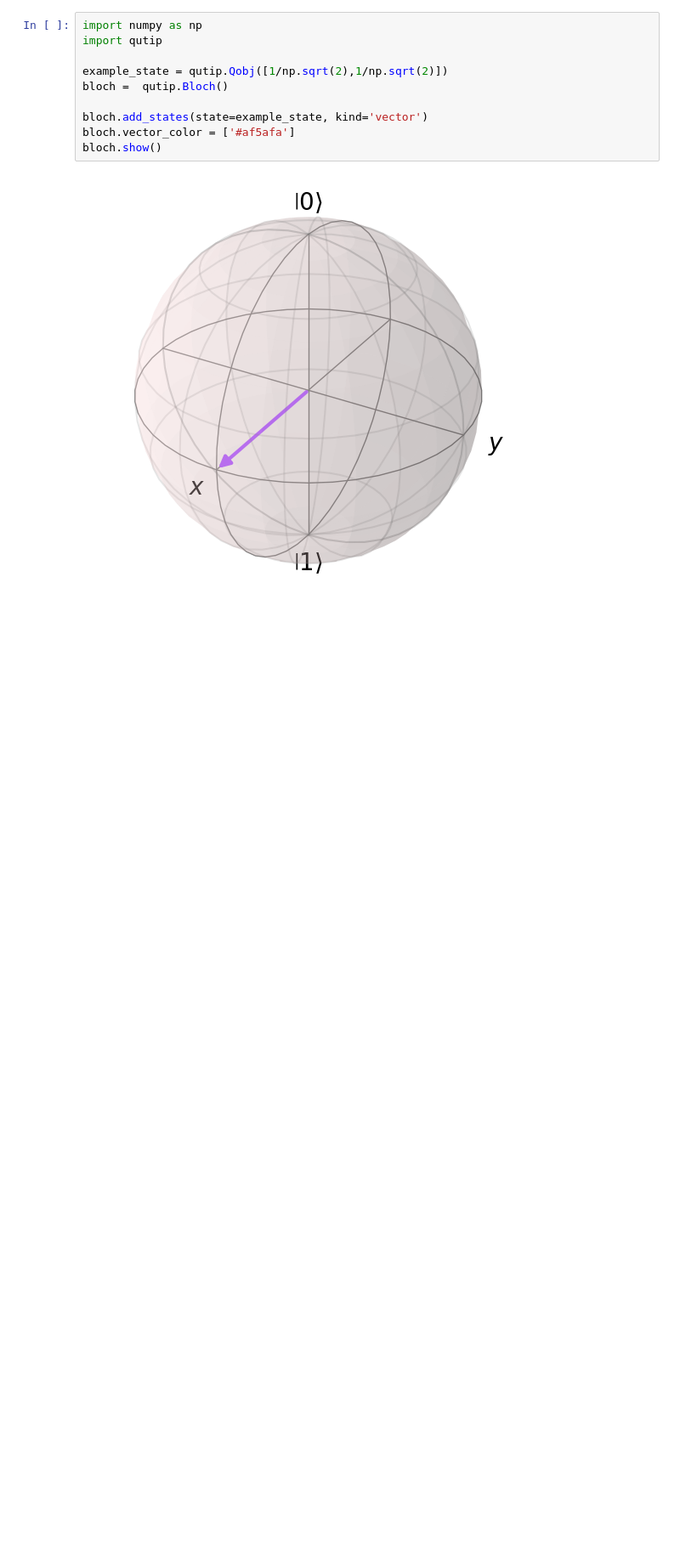
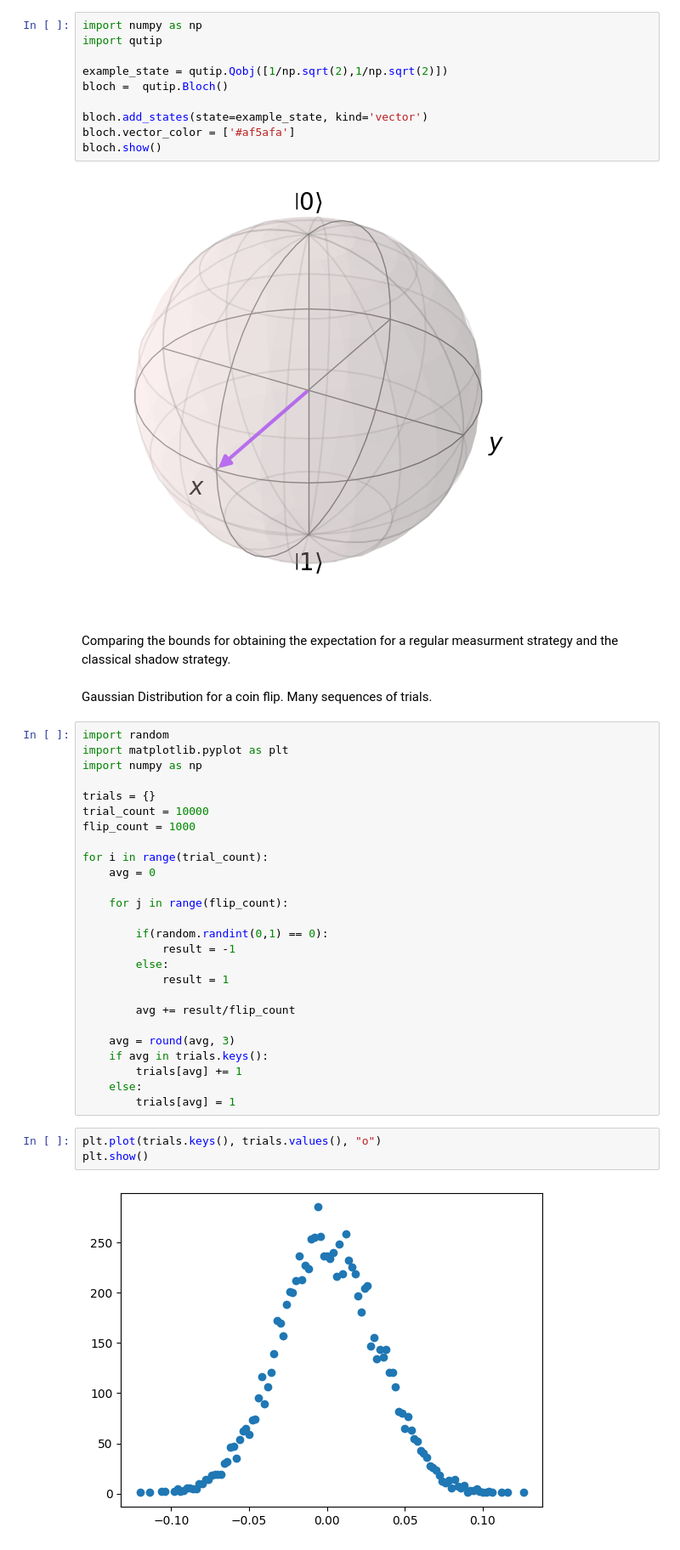
Before and after one commit to ZacharyKokot/Summer-Research-2024, a Jupyter notebook: Figures.ipynb, the cells around one changed output. Shown: that part at 85% size. Saved outputs shown, nothing was run; the diff lists cells and outputs as text; blank space fills up the shorter version.

```diff
--- a/Figures.ipynb
+++ b/Figures.ipynb
@@ -12,3 +12,38 @@ bloch.vector_color = ['#af5afa']
 bloch.show()
 # %% [output]
 [figure]
+# %% [markdown]
+Comparing the bounds for obtaining the expectation for a regular measurment strategy and the classical shadow strategy.
+# %% [markdown]
+Gaussian Distribution for a coin flip. Many sequences of trials.
+# %%
+import random
+import matplotlib.pyplot as plt
+import numpy as np
+
+trials = {}
+trial_count = 10000
+flip_count = 1000
+
+for i in range(trial_count):
+    avg = 0
+
+    for j in range(flip_count):
+
+        if(random.randint(0,1) == 0):
+            result = -1
+        else:
+            result = 1
+
+        avg += result/flip_count
+
+    avg = round(avg, 3)
+    if avg in trials.keys():
+        trials[avg] += 1
+    else:
+        trials[avg] = 1
+# %%
+plt.plot(trials.keys(), trials.values(), "o")
+plt.show()
+# %% [output]
+[figure, added]
```
Also changed, not shown: 8 other files.
